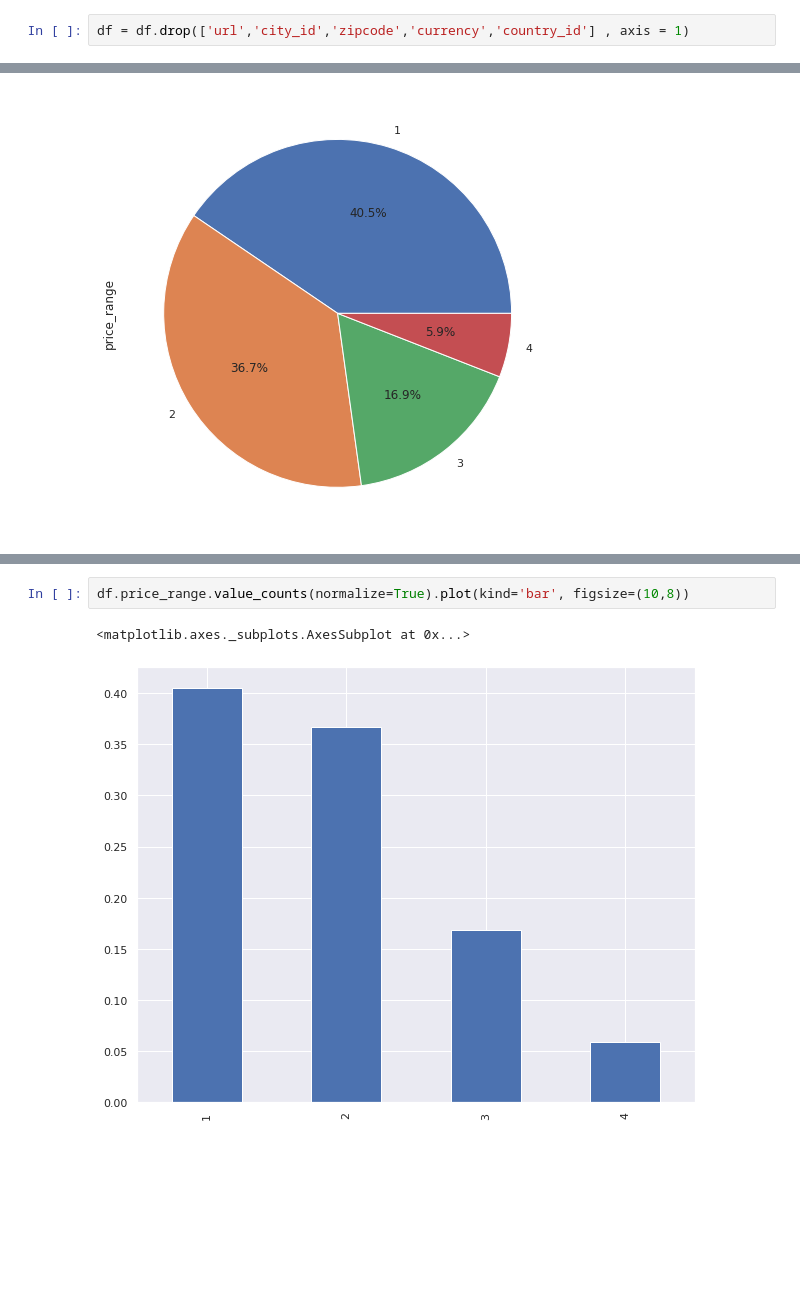
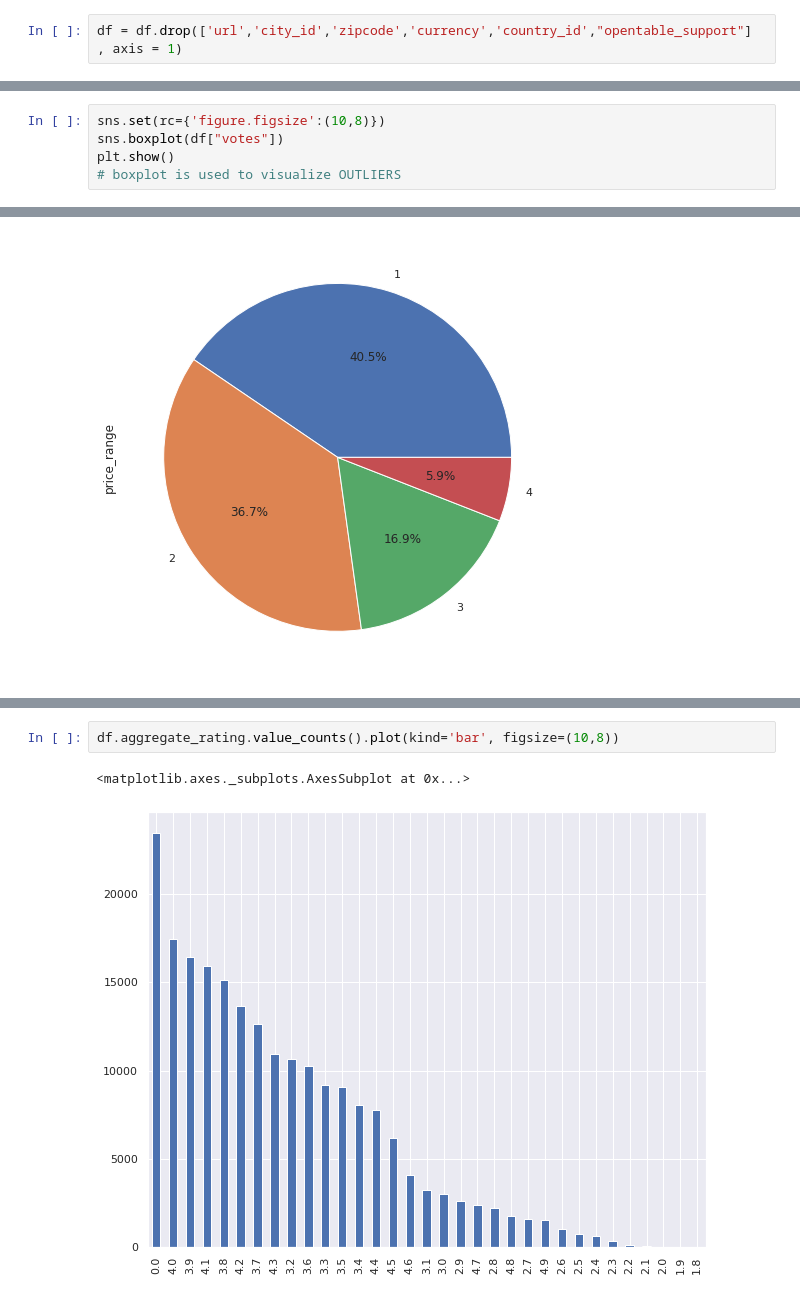
Before and after one commit to ritik105/Zomato_Analysis, a Jupyter notebook: Zomato_Analysis.ipynb, the cells around one changed output, grey strips where cells are left out. Drawn from its saved outputs; the diff is of its cells as text; blank space fills up the shorter version.

```diff
--- a/Zomato_Analysis.ipynb
+++ b/Zomato_Analysis.ipynb
@@ -116,2 +124,2 @@ df.describe()
 # %%
-df = df.drop(['url','city_id','zipcode','currency','country_id'] , axis = 1)
+df = df.drop(['url','city_id','zipcode','currency','country_id',"opentable_support"] , axis = 1)
@@ -210,0 +216,5 @@ Name: opentable_support, dtype: float64
+# %%
+sns.set(rc={'figure.figsize':(10,8)})
+sns.boxplot(df["votes"])
+plt.show()
+# boxplot is used to visualize OUTLIERS
@@ -302,5 +390,5 @@ df.price_range.value_counts(normalize=True).plot(kind='pie', figsize=(10,8), aut
 # %%
-df.price_range.value_counts(normalize=True).plot(kind='bar', figsize=(10,8))
+df.aggregate_rating.value_counts().plot(kind='bar', figsize=(10,8))
 # %% [output]
 <matplotlib.axes._subplots.AxesSubplot at 0x...>
-[figure, old version]
+[figure, new version]
```
Also changed, not shown: parts of 63 cells of this notebook.
